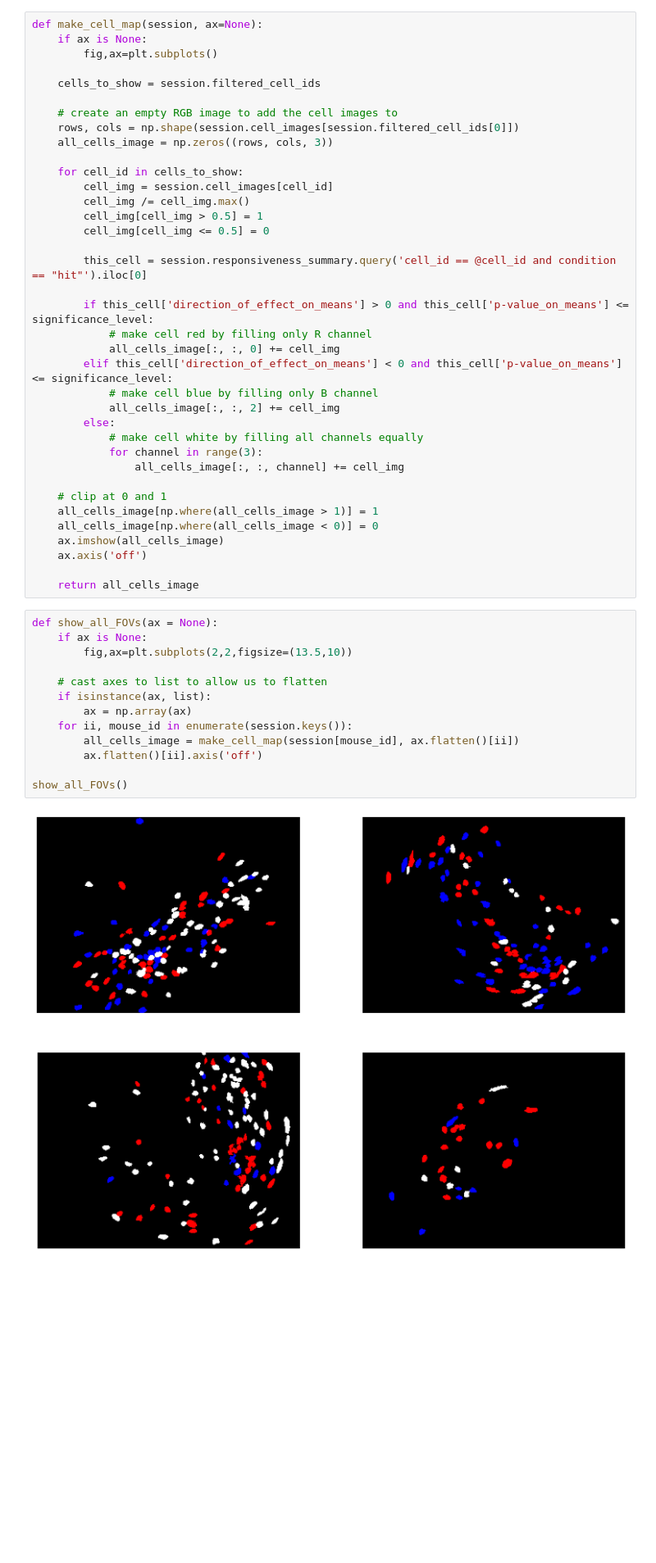
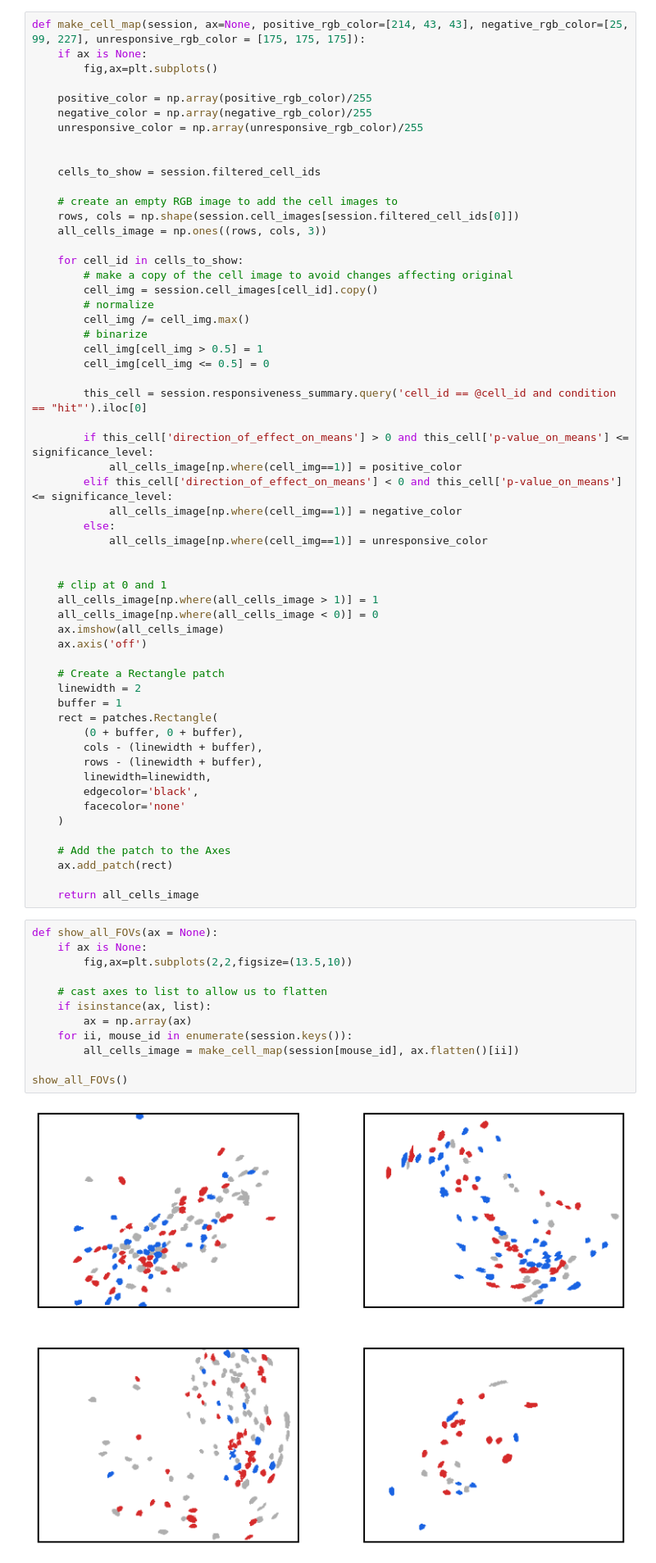
Before and after one commit to AllenInstitute/claustrum_imaging_manuscript, a Jupyter notebook: figure_5/figure_5.ipynb, the cells around one changed output. Shown at 82% size. Drawn from its saved outputs; the diff is of its cells as text; blank space fills up the shorter version.

```diff
--- a/figure_5/figure_5.ipynb
+++ b/figure_5/figure_5.ipynb
@@ -49,34 +49,39 @@ responsiveness_summary_all = pd.read_csv(os.path.join(figure_3_folder, 'active_r
 for mouse_id in session.keys():
     session[mouse_id].responsiveness_summary = responsiveness_summary_all.query('mouse_id == @mouse_id').copy()
 # %%
-def make_cell_map(session, ax=None):
+def make_cell_map(session, ax=None, positive_rgb_color=[214, 43, 43], negative_rgb_color=[25, 99, 227], unresponsive_rgb_color = [175, 175, 175]):
     if ax is None:
         fig,ax=plt.subplots()
+
+    positive_color = np.array(positive_rgb_color)/255
+    negative_color = np.array(negative_rgb_color)/255
+    unresponsive_color = np.array(unresponsive_rgb_color)/255
+
 
     cells_to_show = session.filtered_cell_ids
 
     # create an empty RGB image to add the cell images to
     rows, cols = np.shape(session.cell_images[session.filtered_cell_ids[0]])
-    all_cells_image = np.zeros((rows, cols, 3))
+    all_cells_image = np.ones((rows, cols, 3))
 
     for cell_id in cells_to_show:
-        cell_img = session.cell_images[cell_id]
+        # make a copy of the cell image to avoid changes affecting original
+        cell_img = session.cell_images[cell_id].copy()
+        # normalize
         cell_img /= cell_img.max()
+        # binarize
         cell_img[cell_img > 0.5] = 1
         cell_img[cell_img <= 0.5] = 0
 
         this_cell = session.responsiveness_summary.query('cell_id == @cell_id and condition == "hit"').iloc[0]
 
         if this_cell['direction_of_effect_on_means'] > 0 and this_cell['p-value_on_means'] <= significance_level:
-            # make cell red by filling only R channel
-            all_cells_image[:, :, 0] += cell_img
+            all_cells_image[np.where(cell_img==1)] = positive_color
         elif this_cell['direction_of_effect_on_means'] < 0 and this_cell['p-value_on_means'] <= significance_level:
-            # make cell blue by filling only B channel
-            all_cells_image[:, :, 2] += cell_img
+            all_cells_image[np.where(cell_img==1)] = negative_color
         else:
-            # make cell white by filling all channels equally
-            for channel in range(3):
-                all_cells_image[:, :, channel] += cell_img
+            all_cells_image[np.where(cell_img==1)] = unresponsive_color
+
 
     # clip at 0 and 1
     all_cells_image[np.where(all_cells_image > 1)] = 1
@@ -84,22 +89,36 @@ def make_cell_map(session, ax=None):
     ax.imshow(all_cells_image)
     ax.axis('off')
 
+    # Create a Rectangle patch
+    linewidth = 2
+    buffer = 1
+    rect = patches.Rectangle(
+        (0 + buffer, 0 + buffer),
+        cols - (linewidth + buffer),
+        rows - (linewidth + buffer),
+        linewidth=linewidth,
+        edgecolor='black',
+        facecolor='none'
+    )
+
+    # Add the patch to the Axes
+    ax.add_patch(rect)
+
     return all_cells_image
 # %%
 def show_all_FOVs(ax = None):
     if ax is None:
         fig,ax=plt.subplots(2,2,figsize=(13.5,10))
 
     # cast axes to list to allow us to flatten
     if isinstance(ax, list):
         ax = np.array(ax)
     for ii, mouse_id in enumerate(session.keys()):
         all_cells_image = make_cell_map(session[mouse_id], ax.flatten()[ii])
-        ax.flatten()[ii].axis('off')
 
 show_all_FOVs()
 # %% [output]
-[figure, old version]
+[figure, new version]
 # %%
 def get_distance(session, cell_0, cell_1):
     x0 = session.metrics.loc[cell_0]['overallCenterInPixelsX']
```
Also changed, not shown: parts of 5 cells of this notebook, 8 other files.
